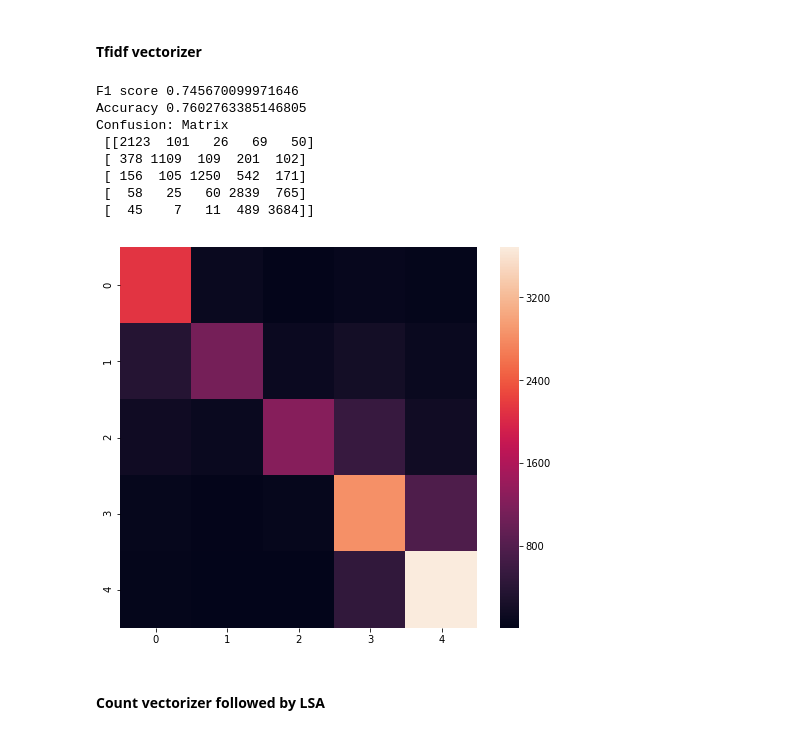
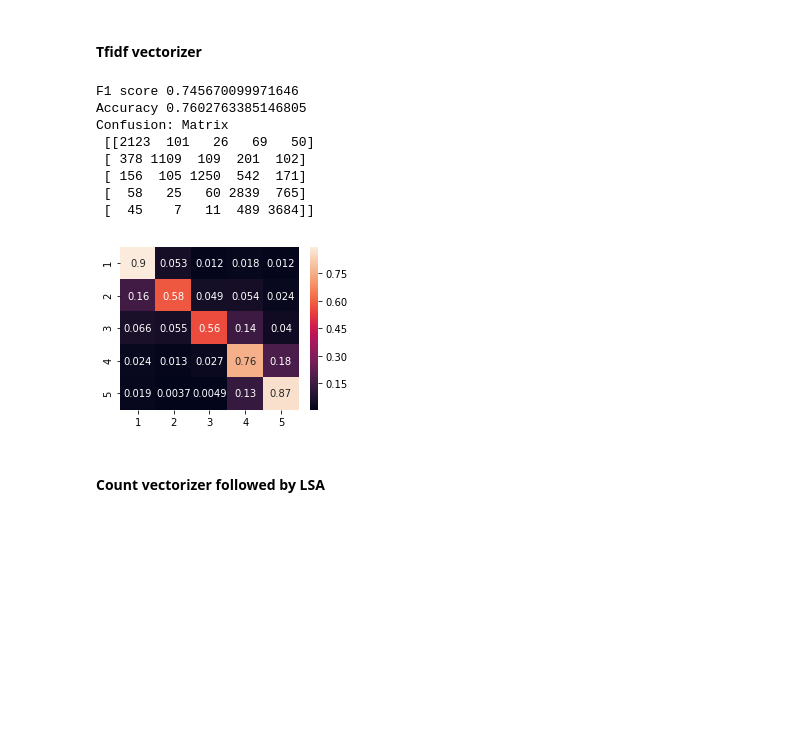
Before and after one commit to XC-Li/Yelp_review_sentiment_modeling, a Jupyter notebook: bag_of_words_model_v2.ipynb, the cells around one changed output. Cells and saved outputs as stored; diff of their text form; code cells hidden in the pictures; blank space fills up the shorter version.

```diff
--- a/bag_of_words_model_v2.ipynb
+++ b/bag_of_words_model_v2.ipynb
@@ -259,22 +250,16 @@ Confusion: Matrix
 # %% [markdown]
 #### Tfidf vectorizer
-# %%
-print('F1 score',f1_score(y_test, y_pred_tf, average='macro'))
-print('Accuracy', accuracy_score(y_test, y_pred_tf))
-print('Confusion: Matrix \n', confusion_matrix(y_test, y_pred_tf))
-
-plt.figure(figsize=(8,7))
-sns.heatmap(confusion_matrix(y_test, y_pred_tf))
-plt.show()
-# %% [output]
-F1 score 0.745670099971646
-Accuracy 0.7602763385146805
-Confusion: Matrix
- [[2123  101   26   69   50]
- [ 378 1109  109  201  102]
- [ 156  105 1250  542  171]
- [  58   25   60 2839  765]
- [  45    7   11  489 3684]]
-[figure, removed]
+# %%
+model_tester(model_tfidf, X_test_features_tfidf, y_test, visualization=True)
+# %% [output]
+F1 score 0.745670099971646
+Accuracy 0.7602763385146805
+Confusion: Matrix
+ [[2123  101   26   69   50]
+ [ 378 1109  109  201  102]
+ [ 156  105 1250  542  171]
+ [  58   25   60 2839  765]
+ [  45    7   11  489 3684]]
+[figure, added]
 # %% [markdown]
 #### Count vectorizer followed by LSA
```
Also changed, not shown: parts of 30 cells of this notebook.
